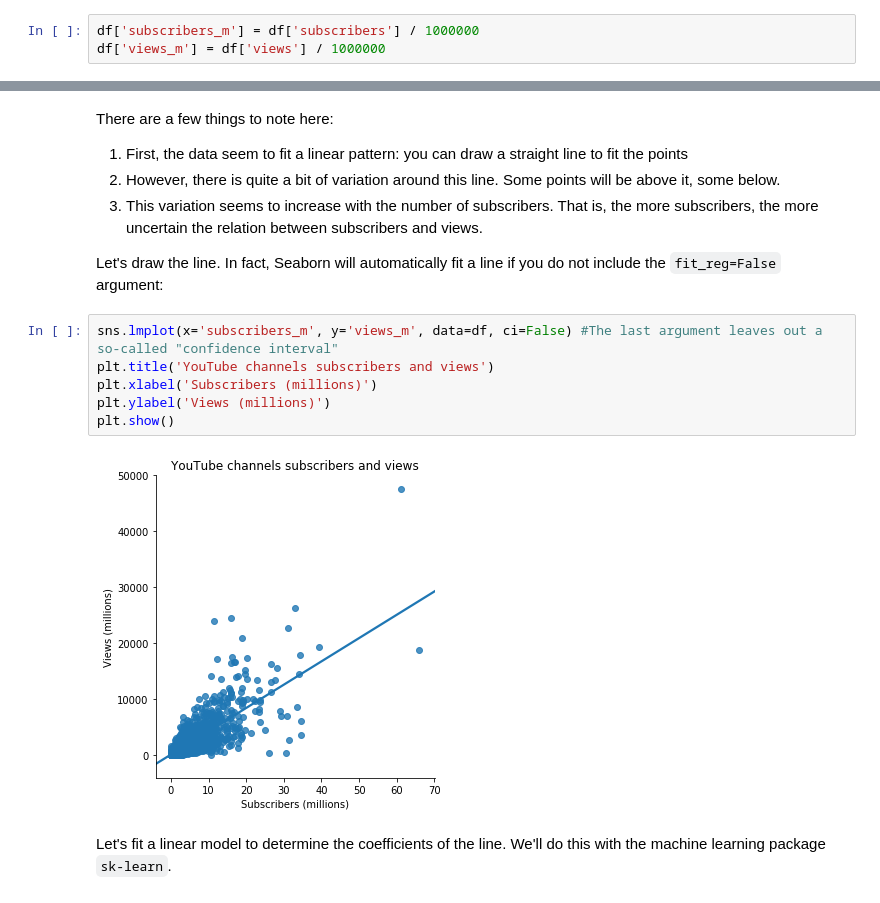
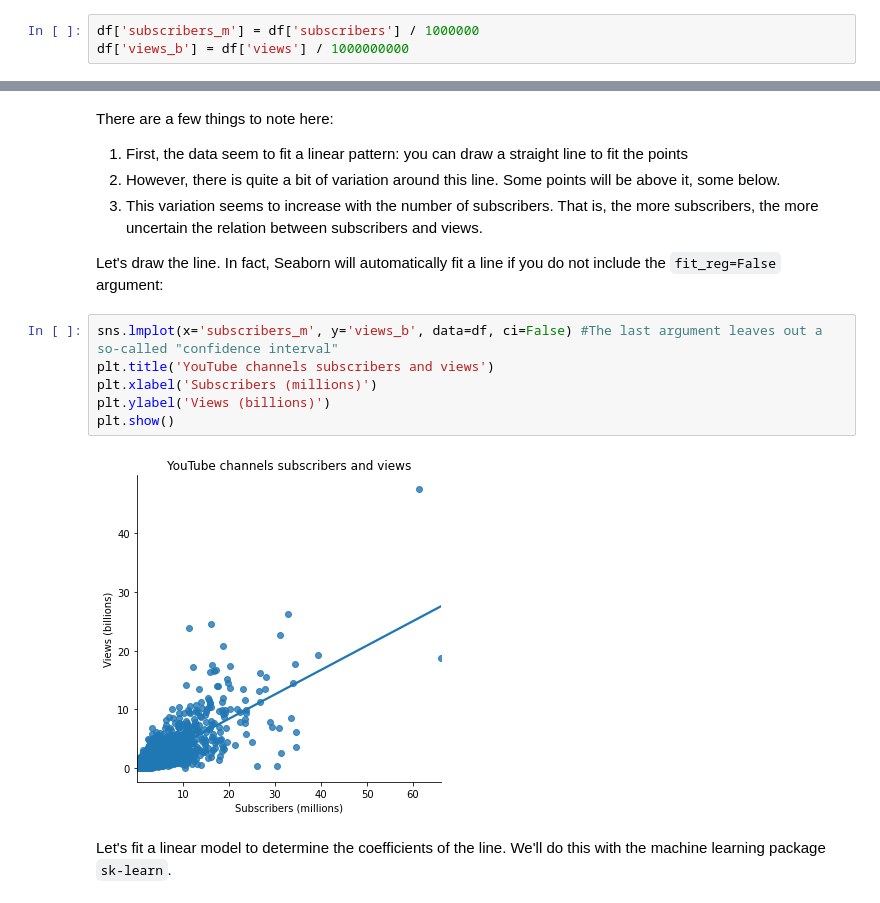
Before and after one commit to jonasmoons/data-driven-learning, a Jupyter notebook: examples/linear_regression/linear_regression.ipynb, the cells around one changed output, grey strips where cells are left out. Saved outputs shown, nothing was run; the diff lists cells and outputs as text.

```diff
--- a/examples/linear_regression/linear_regression.ipynb
+++ b/examples/linear_regression/linear_regression.ipynb
@@ -28,6 +28,6 @@ Again, these big numbers are kind of hard to work with. Let's divide the subscri
 # %%
 df['subscribers_m'] = df['subscribers'] / 1000000
-df['views_m'] = df['views'] / 1000000
+df['views_b'] = df['views'] / 1000000000
 # %% [markdown]
 Let's see if we can find a relation between subscribers and views. Let's first plot the relation. We'll plot subscribers on the x-asis, because subscribers are more likely to be the cause of views, than vice versa. That is, subscribers is our _independent_ variable, views our _dependent variable_.
 # %%
@@ -46,13 +46,13 @@ There are a few things to note here:
 
 Let's draw the line. In fact, Seaborn will automatically fit a line if you do not include the `fit_reg=False` argument:
 # %%
-sns.lmplot(x='subscribers_m', y='views_m', data=df, ci=False) #The last argument leaves out a so-called "confidence interval"
+sns.lmplot(x='subscribers_m', y='views_b', data=df, ci=False) #The last argument leaves out a so-called "confidence interval"
 plt.title('YouTube channels subscribers and views')
 plt.xlabel('Subscribers (millions)')
-plt.ylabel('Views (millions)')
+plt.ylabel('Views (billions)')
 plt.show()
 # %% [output]
-[figure, old version]
+[figure, new version]
 # %% [markdown]
 Let's fit a linear model to determine the coefficients of the line. We'll do this with the machine learning package `sk-learn`.
 # %%
```
Also changed, not shown: parts of 6 cells of this notebook, 7 other files.
